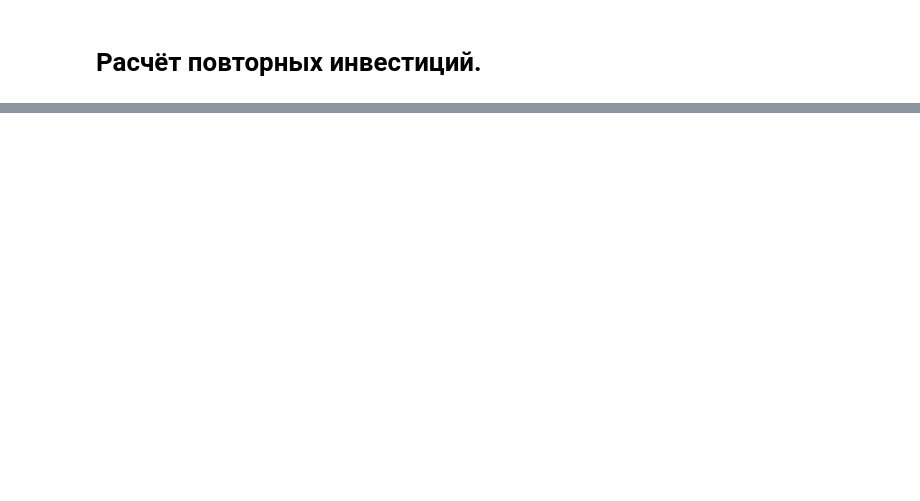
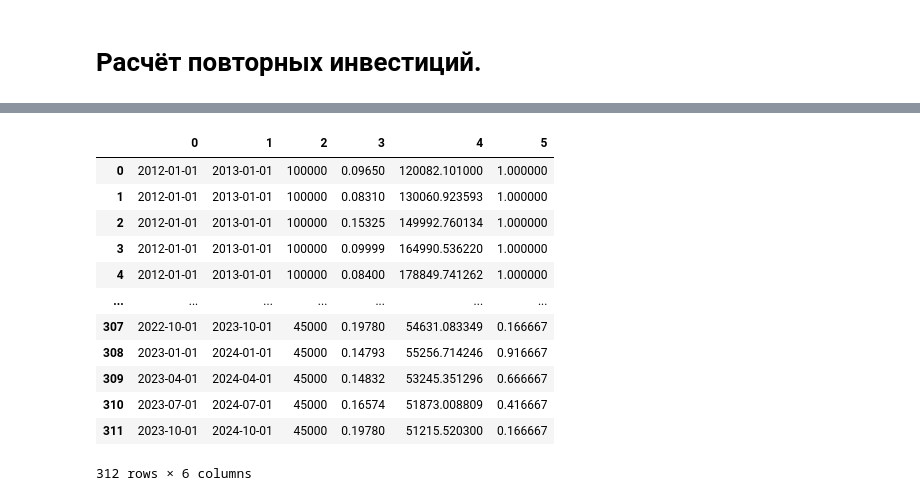
Before and after one commit to BelieveIN123/search_anomaly_Bitcoin, a Jupyter notebook: notebooks/1.2-aka-project_percent_income.ipynb, the cells around one changed output, grey strips where cells are left out. Saved outputs shown, nothing was run; the diff lists cells and outputs as text; code cells hidden in the pictures; blank space fills up the shorter version.

```diff
--- a/notebooks/1.2-aka-project_percent_income.ipynb
+++ b/notebooks/1.2-aka-project_percent_income.ipynb
@@ -190,5 +224,22 @@ for i, row in df_income_correct.iterrows():
 # %%
 df_income_new_all = pd.DataFrame(income_new_all)
+# %%
+df_income_calculate = pd.DataFrame(income_calculate)
+df_income_calculate
+# %% [output]
+|  | 0 | 1 | 2 | 3 | 4 | 5 |
+| 0 | 2012-01-01 | 2013-01-01 | 100000 | 0.09650 | 120082.101000 | 1.000000 |
+| 1 | 2012-01-01 | 2013-01-01 | 100000 | 0.08310 | 130060.923593 | 1.000000 |
+| 2 | 2012-01-01 | 2013-01-01 | 100000 | 0.15325 | 149992.760134 | 1.000000 |
+| 3 | 2012-01-01 | 2013-01-01 | 100000 | 0.09999 | 164990.536220 | 1.000000 |
+| 4 | 2012-01-01 | 2013-01-01 | 100000 | 0.08400 | 178849.741262 | 1.000000 |
+| ... | ... | ... | ... | ... | ... | ... |
+| 307 | 2022-10-01 | 2023-10-01 | 45000 | 0.19780 | 54631.083349 | 0.166667 |
+| 308 | 2023-01-01 | 2024-01-01 | 45000 | 0.14793 | 55256.714246 | 0.916667 |
+| 309 | 2023-04-01 | 2024-04-01 | 45000 | 0.14832 | 53245.351296 | 0.666667 |
+| 310 | 2023-07-01 | 2024-07-01 | 45000 | 0.16574 | 51873.008809 | 0.416667 |
+| 311 | 2023-10-01 | 2024-10-01 | 45000 | 0.19780 | 51215.520300 | 0.166667 |
+312 rows × 6 columns
 # %%
 i = 2
 for col in list(df_income_new_all):
```
Also changed, not shown: parts of 12 cells of this notebook.
